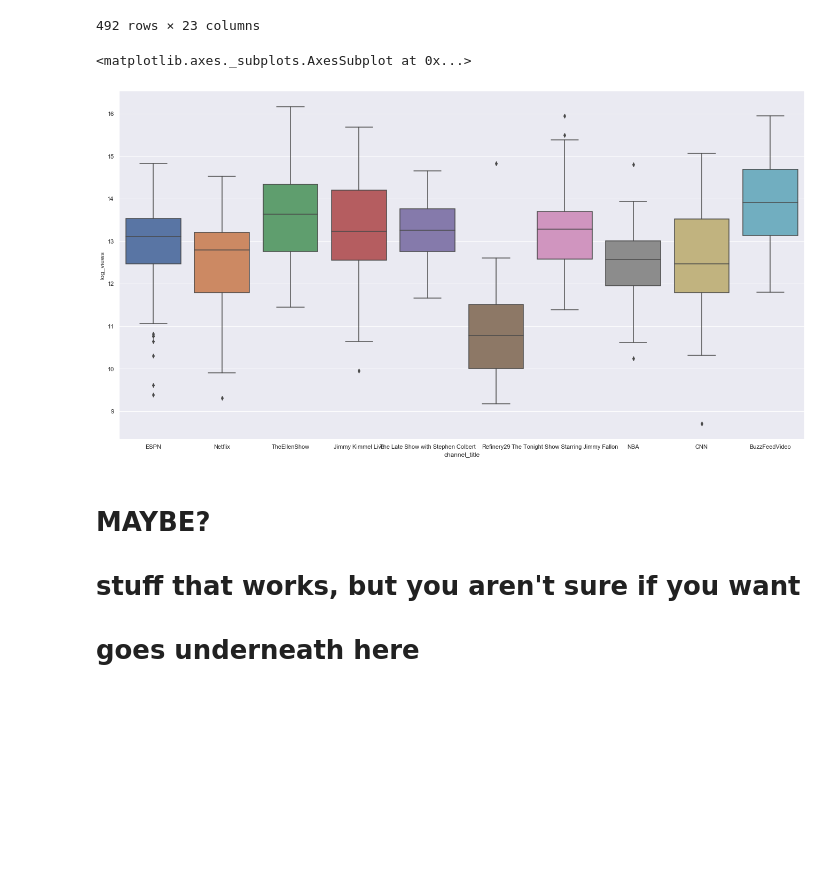
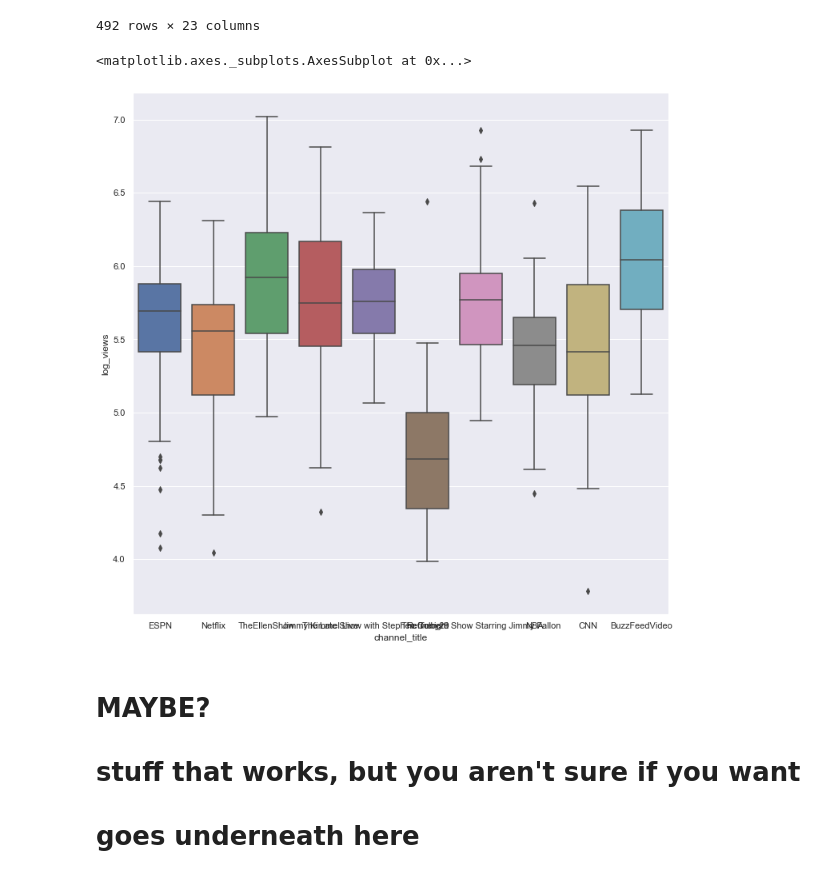
Before and after one commit to Carlene/youtube_trending, a Jupyter notebook: trending_creators.ipynb, the cells around one changed output. Cells and saved outputs as stored; diff of their text form; code cells hidden in the pictures; blank space fills up the shorter version.

```diff
--- a/trending_creators.ipynb
+++ b/trending_creators.ipynb
@@ -18,11 +18,21 @@ df_all_timestamps = pd.read_csv('dataframe_all_timestamps.csv')
 # makes new columns by taking the logarithm of the views, likes,
 #dislikes and comment_count to compress the scale for easier graphing
 
+#SEAN'S
+# import numpy as np
+# df.loc[:,'log_views'] = np.log(df.loc[:,'views']+1)
+# df.loc[:,'log_likes'] = np.log(df.loc[:,'likes']+1)
+# df.loc[:,'log_dislikes'] = np.log(df.loc[:,'dislikes']+1)
+# df.loc[:,'log_comment_count'] = np.log(df.loc[:,'comment_count']+1)
+
+# #show all columns
+# pd.set_option('display.max_columns', 100)
+
 import numpy as np
-df.loc[:,'log_views'] = np.log(df.loc[:,'views']+1)
-df.loc[:,'log_likes'] = np.log(df.loc[:,'likes']+1)
-df.loc[:,'log_dislikes'] = np.log(df.loc[:,'dislikes']+1)
-df.loc[:,'log_comment_count'] = np.log(df.loc[:,'comment_count']+1)
+df.loc[:,'log_views'] = np.log10(df.loc[:,'views']+1)
+df.loc[:,'log_likes'] = np.log10(df.loc[:,'likes']+1)
+df.loc[:,'log_dislikes'] = np.log10(df.loc[:,'dislikes']+1)
+df.loc[:,'log_comment_count'] = np.log10(df.loc[:,'comment_count']+1)
 
 #show all columns
 pd.set_option('display.max_columns', 100)
@@ -106,11 +108,15 @@ top_channels_all
 | 169853 | 97Gh0LRdKu4 | 2018-06-14 | Queer Eye: Season 2 | Trailer [HD... | Netflix | 24 | Entertainment | 2018-06-07 | 14:59:35 | ... |
 492 rows × 23 columns
 # %%
-sns.set(rc={'figure.figsize':(23,12)})
+# plt.ylim(0,1000000)
+# sns.set(rc={'figure.figsize':(23,12)})
+# sns.boxplot(x="channel_title", y="views", data=top_channels_all)
+
+sns.set(rc={'figure.figsize':(12,12)})
 sns.boxplot(x="channel_title", y="log_views", data=top_channels_all)
 # %% [output]
 <matplotlib.axes._subplots.AxesSubplot at 0x...>
-[figure, old version]
+[figure, new version]
 # %% [markdown]
 #  MAYBE?
 # stuff that works, but you aren't sure if you want
```
Also changed, not shown: parts of 16 cells of this notebook.
